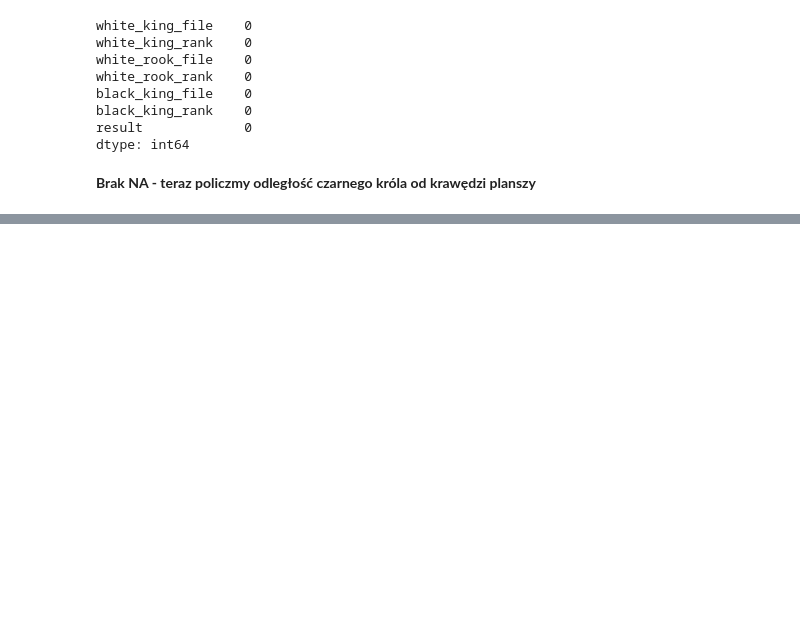
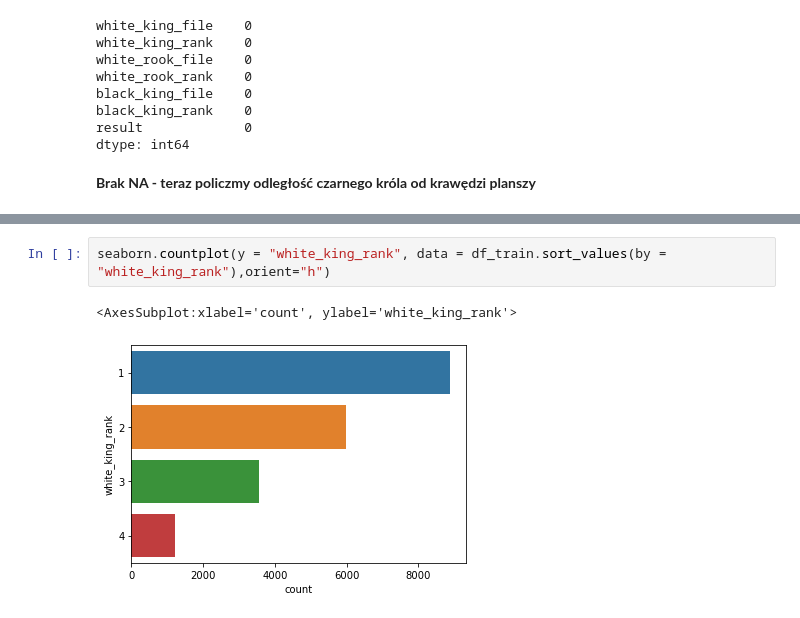
Before and after one commit to alexmal01/WUM_Proj1, a Jupyter notebook: WUMProj1Milestone1.ipynb, the cells around one changed output, grey strips where cells are left out. Cells and saved outputs as stored; diff of their text form; blank space fills up the shorter version.

```diff
--- a/WUMProj1Milestone1.ipynb
+++ b/WUMProj1Milestone1.ipynb
@@ -157,0 +238,5 @@ df
+# %%
+seaborn.countplot(y = "white_king_rank", data = df_train.sort_values(by = "white_king_rank"),orient="h")
+# %% [output]
+<AxesSubplot:xlabel='count', ylabel='white_king_rank'>
+[figure, added]
```
Also changed, not shown: parts of 31 cells of this notebook.
